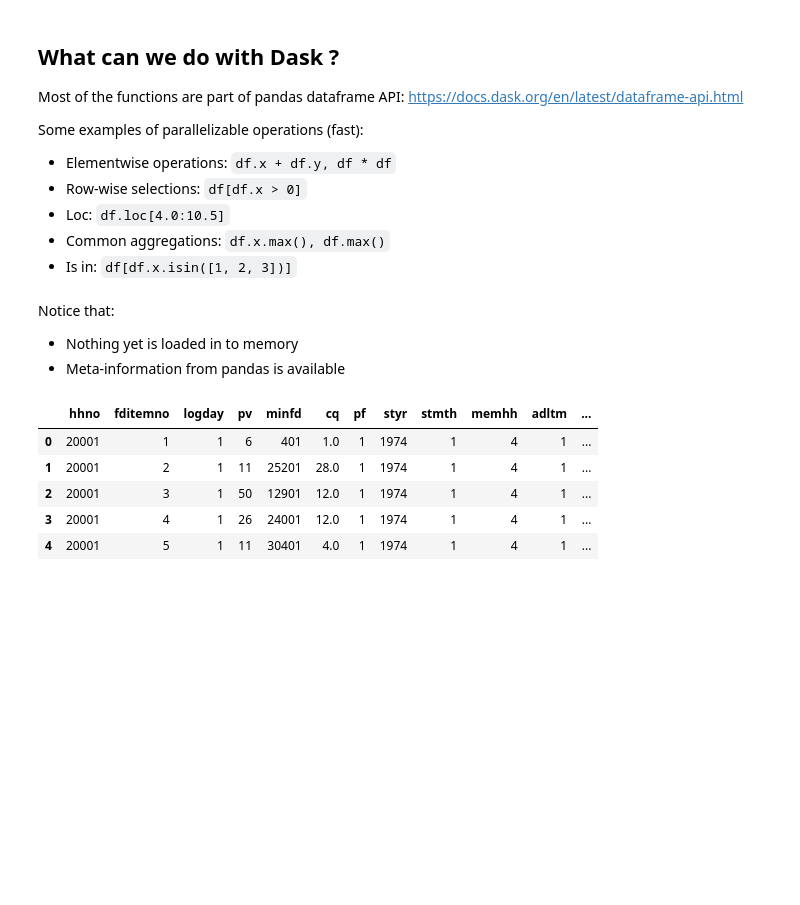
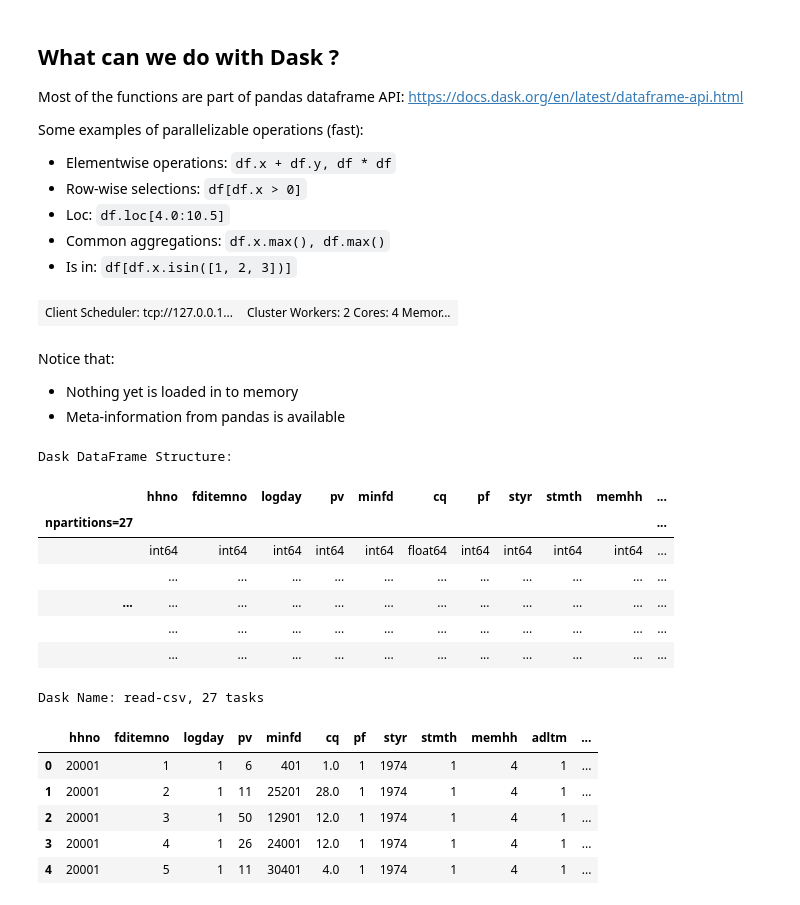
Before and after one commit to jphutch/ACE_592, a Jupyter notebook: TA_Material/10_Dask.ipynb, the cells around one changed output. Drawn from its saved outputs; the diff is of its cells as text; code cells hidden in the pictures; blank space fills up the shorter version.

```diff
--- a/TA_Material/10_Dask.ipynb
+++ b/TA_Material/10_Dask.ipynb
@@ -95,6 +97,12 @@ Some examples of parallelizable operations (fast):
 - Loc: `df.loc[4.0:10.5]`
 - Common aggregations: `df.x.max(), df.max()`
 - Is in: `df[df.x.isin([1, 2, 3])]`
+# %%
+from dask.distributed import Client, progress
+client = Client(n_workers=2, threads_per_worker=2, memory_limit='1GB')
+client
+# %% [output]
+| Client Scheduler: tcp://127.0.0.1... | Cluster Workers: 2 Cores: 4 Memor... |
 # %%
 import dask
 import dask.dataframe as dd
@@ -105,6 +113,18 @@ df = dd.read_csv("Data/nfs/NFS*.csv")
 Notice that:
 - Nothing yet is loaded in to memory
 - Meta-information from pandas is available
+# %%
+df
+# %% [output]
+Dask DataFrame Structure:
+|  | hhno | fditemno | logday | pv | minfd | cq | pf | styr | stmth | memhh | ... |
+| npartitions=27 |  |  |  |  |  |  |  |  |  |  | ... |
+|  | int64 | int64 | int64 | int64 | int64 | float64 | int64 | int64 | int64 | int64 | ... |
+|  | ... | ... | ... | ... | ... | ... | ... | ... | ... | ... | ... |
+| ... | ... | ... | ... | ... | ... | ... | ... | ... | ... | ... | ... |
+|  | ... | ... | ... | ... | ... | ... | ... | ... | ... | ... | ... |
+|  | ... | ... | ... | ... | ... | ... | ... | ... | ... | ... | ... |
+Dask Name: read-csv, 27 tasks
 # %%
 # DataFrame.head is one operation that is not lazy
 df.head(5)
```
Also changed, not shown: parts of 9 cells of this notebook.
